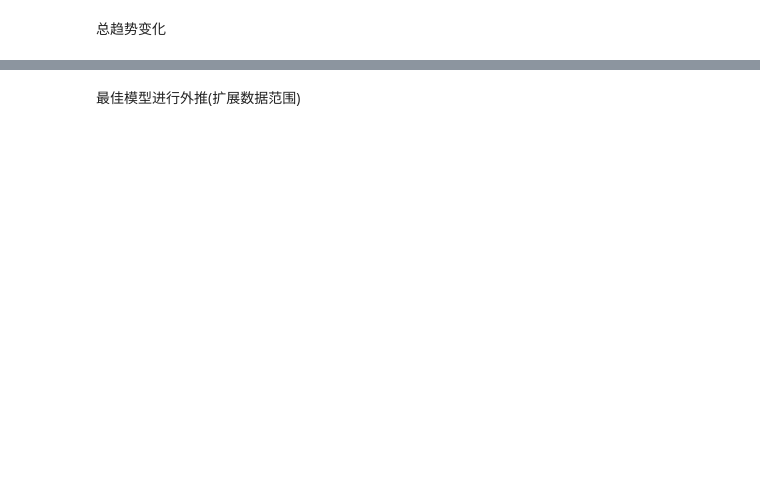
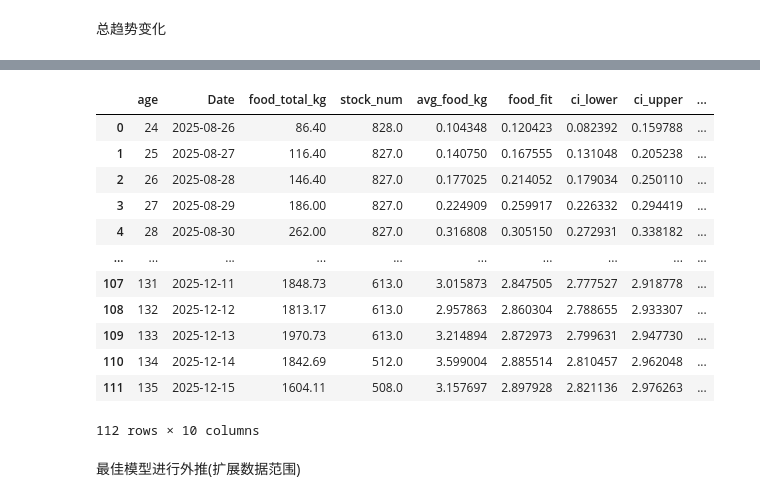
Before and after one commit to yixuan228/work-error-detect, a Jupyter notebook: notebooks/生长曲线分析.ipynb, the cells around one changed output, grey strips where cells are left out. Drawn from its saved outputs; the diff is of its cells as text; code cells hidden in the pictures; blank space fills up the shorter version.

```diff
--- a/notebooks/生长曲线分析.ipynb
+++ b/notebooks/生长曲线分析.ipynb
@@ -22,3 +22,13 @@ df_42_build = pd.read_parquet(PATH_FEED_PROCESSED/'育肥4-2_build.parquet', eng
 
 # 读取存栏量数据
 df_42_num = pd.read_excel(PATH_DATA / 'ori' / '育肥4-2单元存栏数.xlsx', header=3).rename(columns=STD_HEADER_NAME).sort_values(by=['Date'])
+df_42_num['Date'] = pd.to_datetime(df_42_num['Date']).dt.date
+
+# 计算头均值
+df_42_build['stock_num'] = df_42_build['Date'].map(df_42_num.set_index('Date')['stock_num'])
+df_42_build.dropna(subset=['stock_num'], inplace=True)
+df_42_build['avg_food_kg'] = df_42_build['food_total_kg'] / df_42_build['stock_num']
+
+# 插补缺失值
+from feed_analysis.feed_pipeline.utils.interpolate import interpolation
+df_42_build = interpolation(df_42_build, index_col='age', )
@@ -27,3 +34,0 @@ TypeError: map() must have at least two arguments.
-# %%
-# 计算头均值
-df_42_build['food_avg'] = map(df_42_num.set_index('Date')['stock_num'])
@@ -435,0 +124,16 @@ MAE: 0.13603611272422717
+# %%
+df
+# %% [output]
+|  | age | Date | food_total_kg | stock_num | avg_food_kg | food_fit | ci_lower | ci_upper | ... |
+| 0 | 24 | 2025-08-26 | 86.40 | 828.0 | 0.104348 | 0.120423 | 0.082392 | 0.159788 | ... |
+| 1 | 25 | 2025-08-27 | 116.40 | 827.0 | 0.140750 | 0.167555 | 0.131048 | 0.205238 | ... |
+| 2 | 26 | 2025-08-28 | 146.40 | 827.0 | 0.177025 | 0.214052 | 0.179034 | 0.250110 | ... |
+| 3 | 27 | 2025-08-29 | 186.00 | 827.0 | 0.224909 | 0.259917 | 0.226332 | 0.294419 | ... |
+| 4 | 28 | 2025-08-30 | 262.00 | 827.0 | 0.316808 | 0.305150 | 0.272931 | 0.338182 | ... |
+| ... | ... | ... | ... | ... | ... | ... | ... | ... | ... |
+| 107 | 131 | 2025-12-11 | 1848.73 | 613.0 | 3.015873 | 2.847505 | 2.777527 | 2.918778 | ... |
+| 108 | 132 | 2025-12-12 | 1813.17 | 613.0 | 2.957863 | 2.860304 | 2.788655 | 2.933307 | ... |
+| 109 | 133 | 2025-12-13 | 1970.73 | 613.0 | 3.214894 | 2.872973 | 2.799631 | 2.947730 | ... |
+| 110 | 134 | 2025-12-14 | 1842.69 | 512.0 | 3.599004 | 2.885514 | 2.810457 | 2.962048 | ... |
+| 111 | 135 | 2025-12-15 | 1604.11 | 508.0 | 3.157697 | 2.897928 | 2.821136 | 2.976263 | ... |
+112 rows × 10 columns
```
Also changed, not shown: parts of 17 cells of this notebook, 5 other files.
